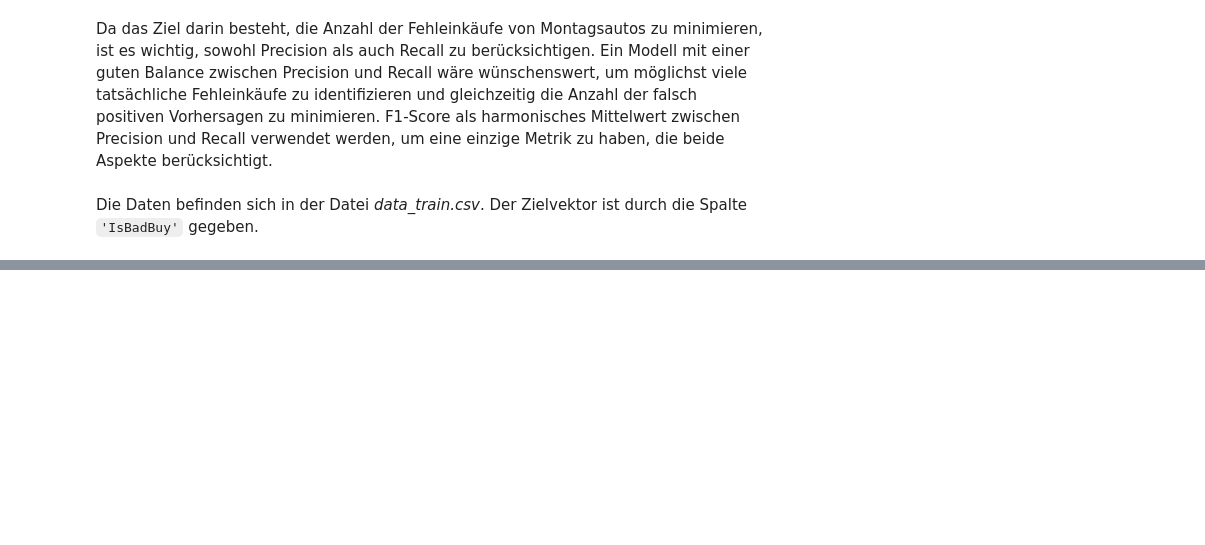
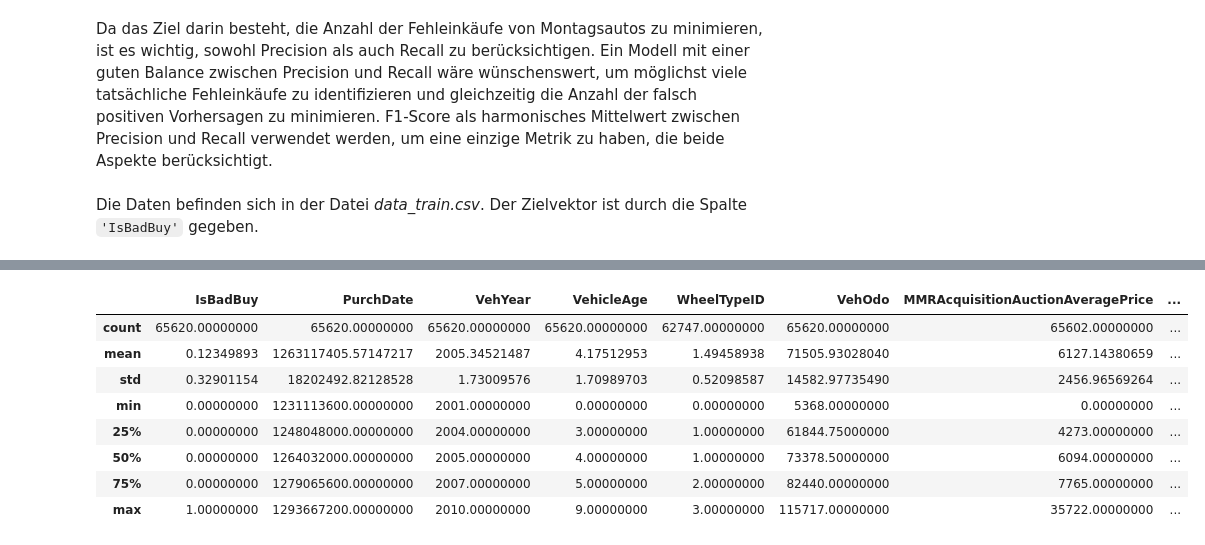
Before and after one commit to Dabbeljuh/Data-Science---Gebrauchtwagenkaeufe, a Jupyter notebook: gebrauchtwagen.ipynb, the cells around one changed output, grey strips where cells are left out. Saved outputs shown, nothing was run; the diff lists cells and outputs as text; code cells hidden in the pictures; blank space fills up the shorter version.

```diff
--- a/gebrauchtwagen.ipynb
+++ b/gebrauchtwagen.ipynb
@@ -284,0 +278,12 @@ hello
+# %%
+pd.set_option('display.max_columns', None)
+# pd.set_option('display.max_rows', None)
+
+pd.options.display.float_format = "{:.8f}".format
+
+plt.style.use('ggplot')
+
+RANDOM_STATE = 42
+# %%
+# read data
+df = pd.read_csv('data_train.csv')
@@ -284,0 +302,13 @@ hello
+# %%
+#check describe
+df.describe()
+# %% [output]
+|  | IsBadBuy | PurchDate | VehYear | VehicleAge | WheelTypeID | VehOdo | MMRAcquisitionAuctionAveragePrice | ... |
+| count | 65620.00000000 | 65620.00000000 | 65620.00000000 | 65620.00000000 | 62747.00000000 | 65620.00000000 | 65602.00000000 | ... |
+| mean | 0.12349893 | 1263117405.57147217 | 2005.34521487 | 4.17512953 | 1.49458938 | 71505.93028040 | 6127.14380659 | ... |
+| std | 0.32901154 | 18202492.82128528 | 1.73009576 | 1.70989703 | 0.52098587 | 14582.97735490 | 2456.96569264 | ... |
+| min | 0.00000000 | 1231113600.00000000 | 2001.00000000 | 0.00000000 | 0.00000000 | 5368.00000000 | 0.00000000 | ... |
+| 25% | 0.00000000 | 1248048000.00000000 | 2004.00000000 | 3.00000000 | 1.00000000 | 61844.75000000 | 4273.00000000 | ... |
+| 50% | 0.00000000 | 1264032000.00000000 | 2005.00000000 | 4.00000000 | 1.00000000 | 73378.50000000 | 6094.00000000 | ... |
+| 75% | 0.00000000 | 1279065600.00000000 | 2007.00000000 | 5.00000000 | 2.00000000 | 82440.00000000 | 7765.00000000 | ... |
+| max | 1.00000000 | 1293667200.00000000 | 2010.00000000 | 9.00000000 | 3.00000000 | 115717.00000000 | 35722.00000000 | ... |
```
Also changed, not shown: parts of 7 cells of this notebook.
